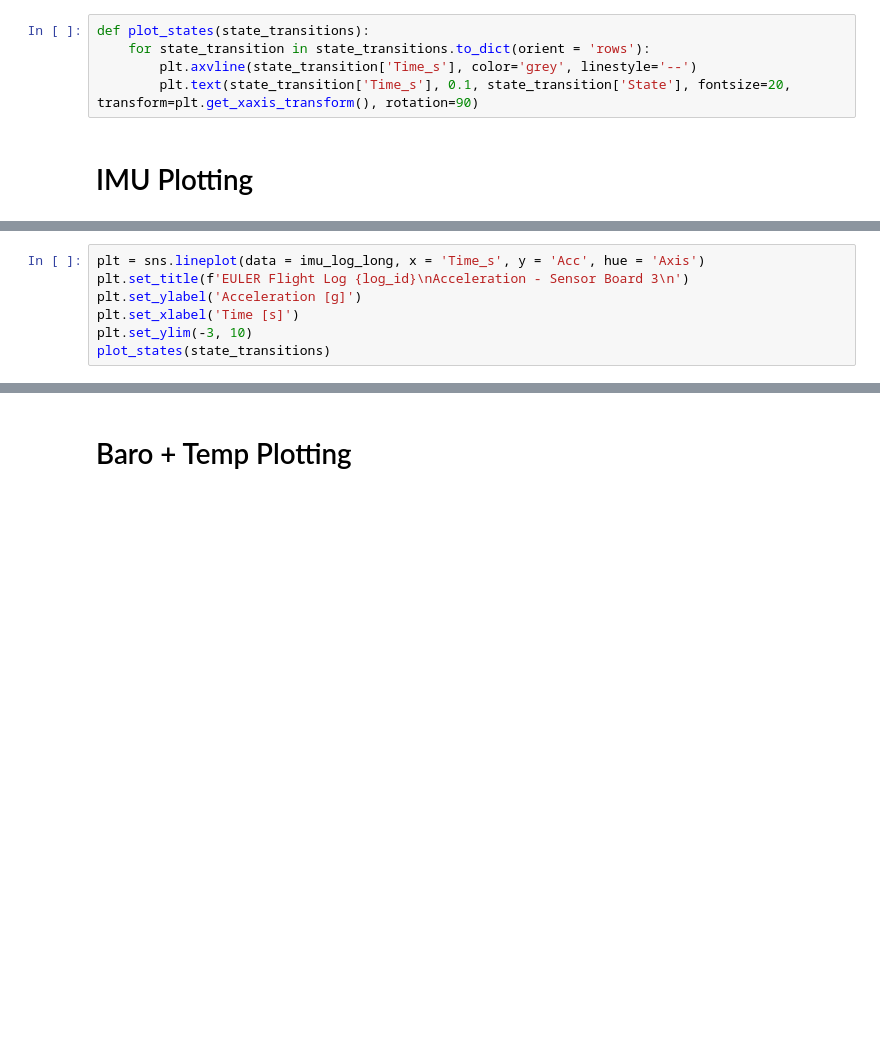
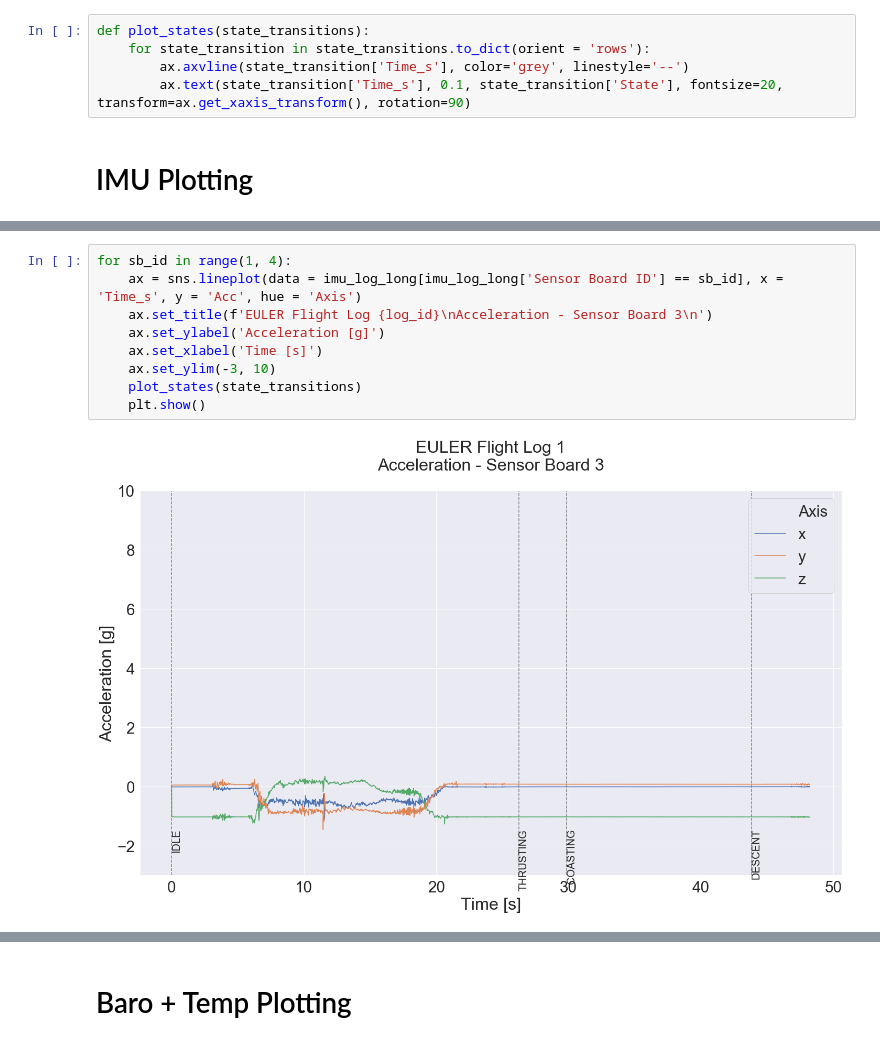
Before and after one commit to aris-space/euler-avionics, a Jupyter notebook: log_parser/log_plotter.ipynb, the cells around one changed output, grey strips where cells are left out. Drawn from its saved outputs; the diff is of its cells as text; blank space fills up the shorter version.

Commit message:
support multiple sensor boards in log plotter

```diff
--- a/log_parser/log_plotter.ipynb
+++ b/log_parser/log_plotter.ipynb
@@ -44,8 +50,8 @@ for state_transition in state_transitions.to_dict(orient = 'rows'):
 # %%
 def plot_states(state_transitions):
     for state_transition in state_transitions.to_dict(orient = 'rows'):
-        plt.axvline(state_transition['Time_s'], color='grey', linestyle='--')
-        plt.text(state_transition['Time_s'], 0.1, state_transition['State'], fontsize=20, transform=plt.get_xaxis_transform(), rotation=90)
+        ax.axvline(state_transition['Time_s'], color='grey', linestyle='--')
+        ax.text(state_transition['Time_s'], 0.1, state_transition['State'], fontsize=20, transform=ax.get_xaxis_transform(), rotation=90)
 # %% [markdown]
 # IMU Plotting
 # %%
@@ -77,7 +83,11 @@ imu_log_long.head()
 # %%
-plt = sns.lineplot(data = imu_log_long, x = 'Time_s', y = 'Acc', hue = 'Axis')
-plt.set_title(f'EULER Flight Log {log_id}\nAcceleration - Sensor Board 3\n')
-plt.set_ylabel('Acceleration [g]')
-plt.set_xlabel('Time [s]')
-plt.set_ylim(-3, 10)
-plot_states(state_transitions)
+for sb_id in range(1, 4):
+    ax = sns.lineplot(data = imu_log_long[imu_log_long['Sensor Board ID'] == sb_id], x = 'Time_s', y = 'Acc', hue = 'Axis')
+    ax.set_title(f'EULER Flight Log {log_id}\nAcceleration - Sensor Board 3\n')
+    ax.set_ylabel('Acceleration [g]')
+    ax.set_xlabel('Time [s]')
+    ax.set_ylim(-3, 10)
+    plot_states(state_transitions)
+    plt.show()
+# %% [output]
+[figure, added]
```
Also changed, not shown: parts of 26 cells of this notebook.
